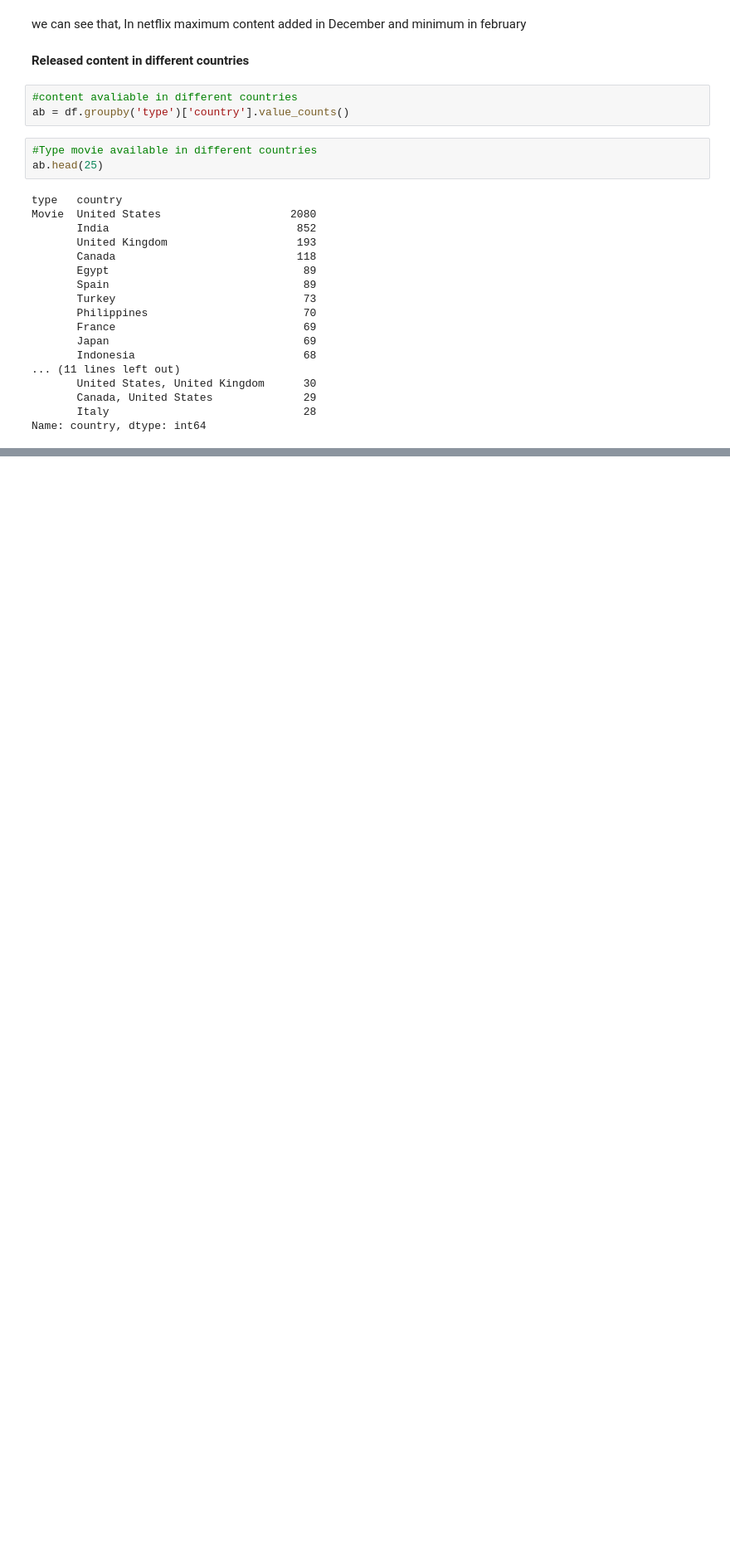
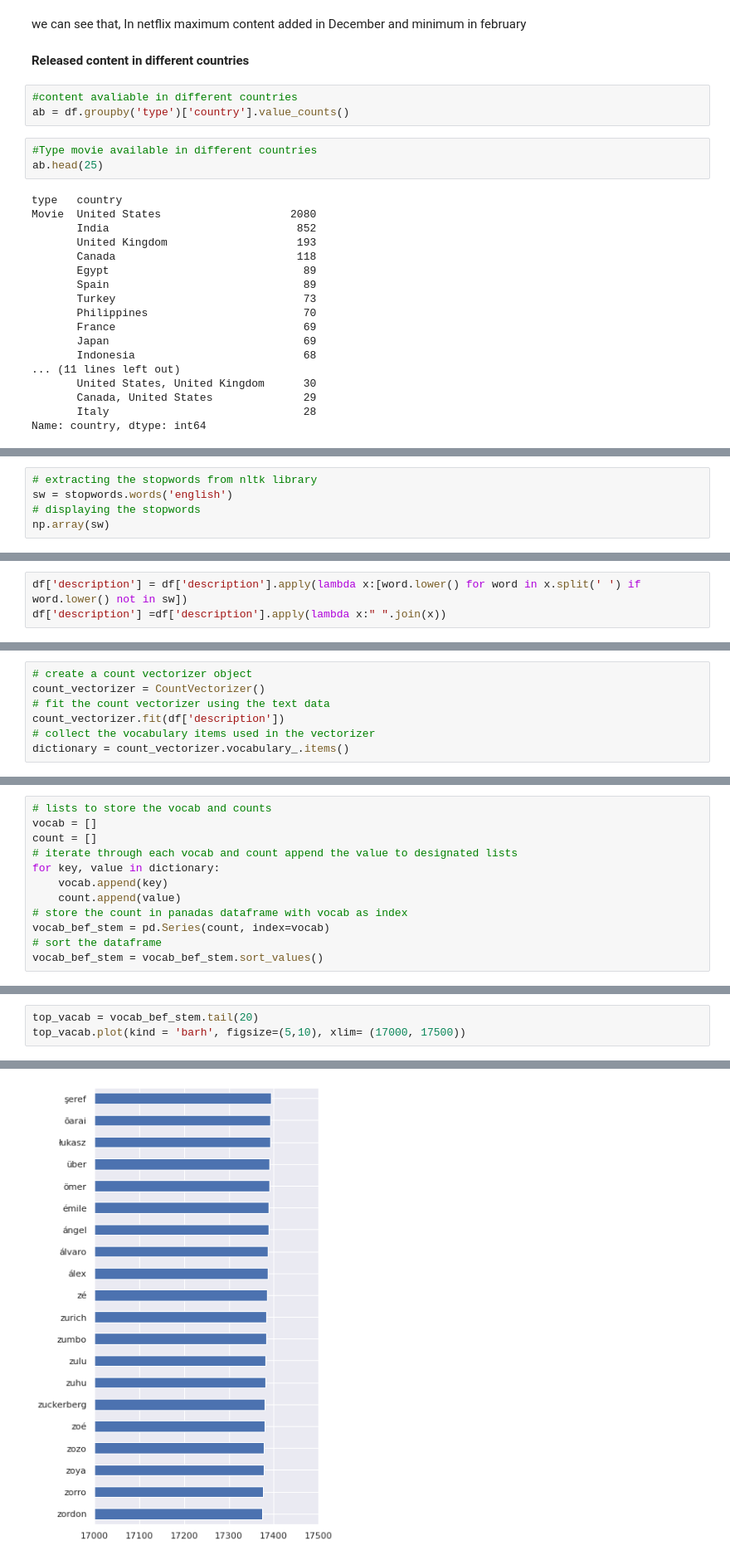
Before and after one commit to shakib68/Netflix-capstone4, a Jupyter notebook: Copy_of_NETFLIX_MOVIES_AND_TV_SHOWS_CLUSTERING.ipynb, the cells around one changed output, grey strips where cells are left out. Shown: that part at 83% size. Drawn from its saved outputs; the diff is of its cells as text; blank space fills up the shorter version.

```diff
--- a/Copy_of_NETFLIX_MOVIES_AND_TV_SHOWS_CLUSTERING.ipynb
+++ b/Copy_of_NETFLIX_MOVIES_AND_TV_SHOWS_CLUSTERING.ipynb
@@ -434,0 +490,5 @@ Name: country, dtype: int64
+# %%
+# extracting the stopwords from nltk library
+sw = stopwords.words('english')
+# displaying the stopwords
+np.array(sw)
@@ -434,0 +517,3 @@ Name: country, dtype: int64
+# %%
+df['description'] = df['description'].apply(lambda x:[word.lower() for word in x.split(' ') if word.lower() not in sw])
+df['description'] =df['description'].apply(lambda x:" ".join(x))
@@ -434,0 +522,7 @@ Name: country, dtype: int64
+# %%
+# create a count vectorizer object
+count_vectorizer = CountVectorizer()
+# fit the count vectorizer using the text data
+count_vectorizer.fit(df['description'])
+# collect the vocabulary items used in the vectorizer
+dictionary = count_vectorizer.vocabulary_.items()
@@ -434,0 +531,12 @@ Name: country, dtype: int64
+# %%
+# lists to store the vocab and counts
+vocab = []
+count = []
+# iterate through each vocab and count append the value to designated lists
+for key, value in dictionary:
+    vocab.append(key)
+    count.append(value)
+# store the count in panadas dataframe with vocab as index
+vocab_bef_stem = pd.Series(count, index=vocab)
+# sort the dataframe
+vocab_bef_stem = vocab_bef_stem.sort_values()
@@ -434,0 +563,4 @@ Name: country, dtype: int64
+# %%
+top_vacab = vocab_bef_stem.tail(20)
+top_vacab.plot(kind = 'barh', figsize=(5,10), xlim= (17000, 17500))
+# %% [output]
@@ -434,0 +568 @@ Name: country, dtype: int64
+[figure, added]
```
Also changed, not shown: parts of 35 cells of this notebook.
